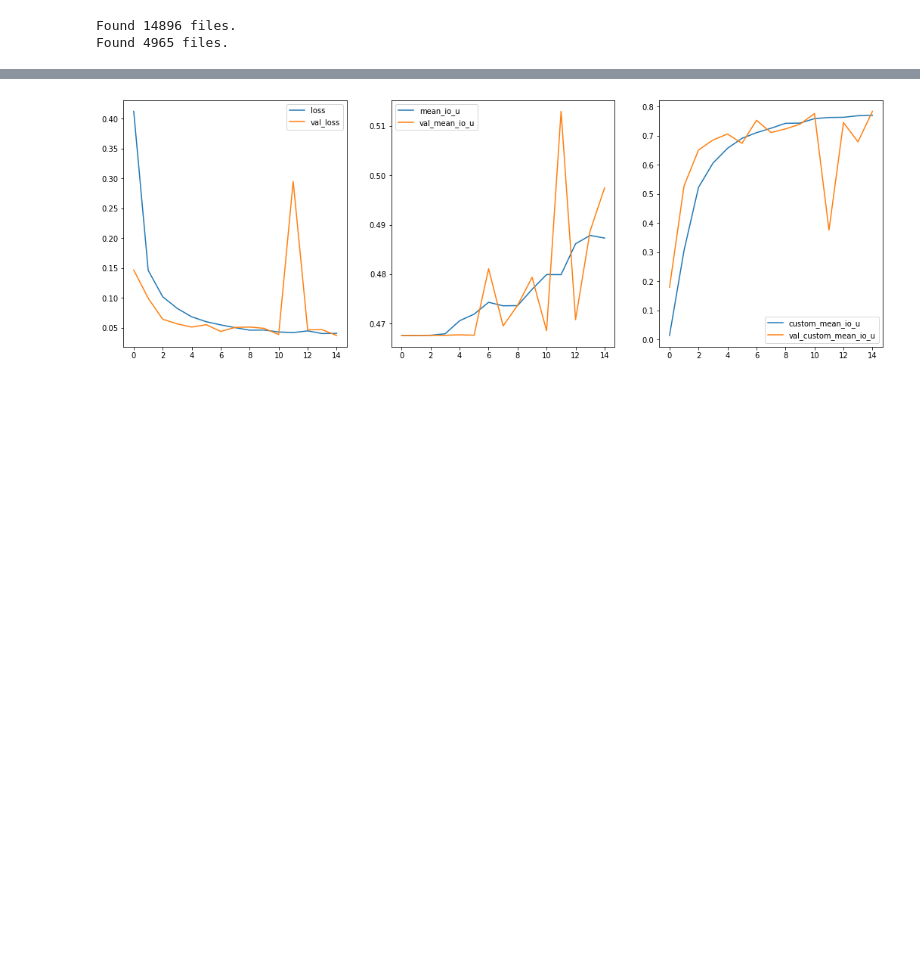
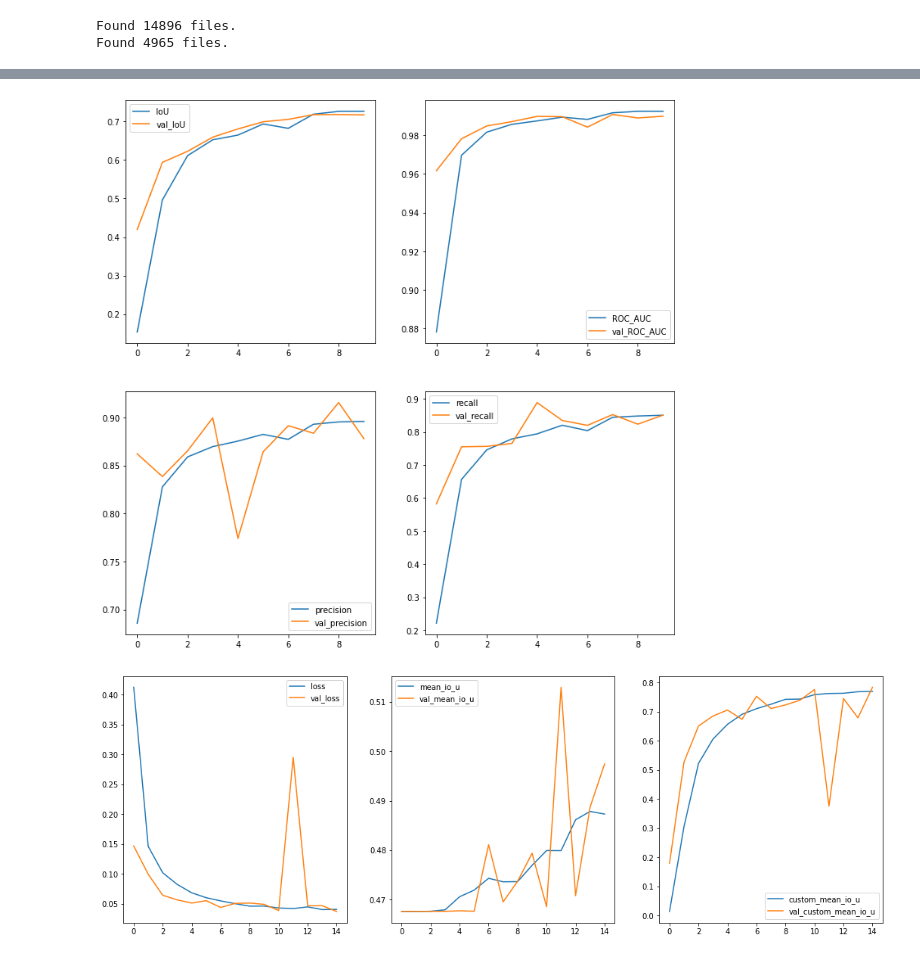
Before and after one commit to A-Stangeland/SolarDetection, a Jupyter notebook: unet_model.ipynb, the cells around one changed output, grey strips where cells are left out. Saved outputs shown, nothing was run; the diff lists cells and outputs as text; code cells hidden in the pictures; blank space fills up the shorter version.

```diff
--- a/unet_model.ipynb
+++ b/unet_model.ipynb
@@ -115,3 +150,13 @@ Epoch 15/15
+# %%
+fig, ax = plt.subplots(2,2, figsize=(12,12))
+H = history.history
+plot_metric("IoU", H, ax[0,0])
+plot_metric("ROC_AUC", H, ax[0,1])
+plot_metric("precision", H, ax[1,0])
+plot_metric("recall", H, ax[1,1])
+plt.show()
+# %% [output]
+[figure, added]
 # %%
 fig, ax = plt.subplots(1,3, figsize=(18,6))
 H = history.history
```
Also changed, not shown: parts of 24 cells of this notebook, 9 other files.
